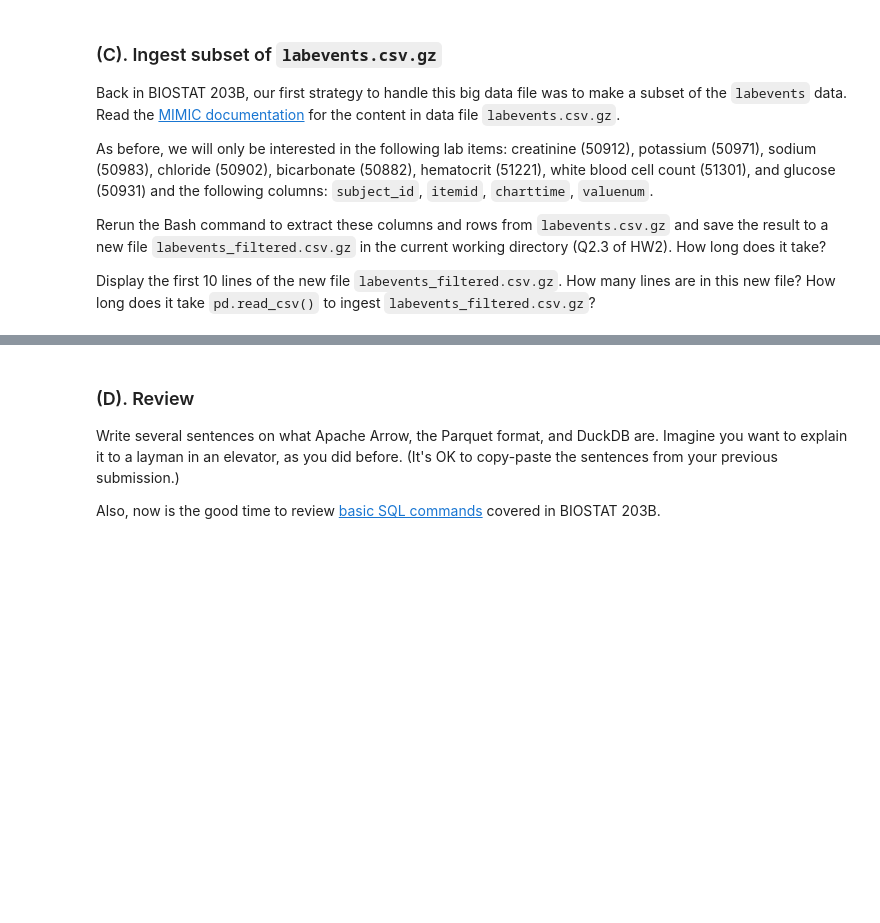
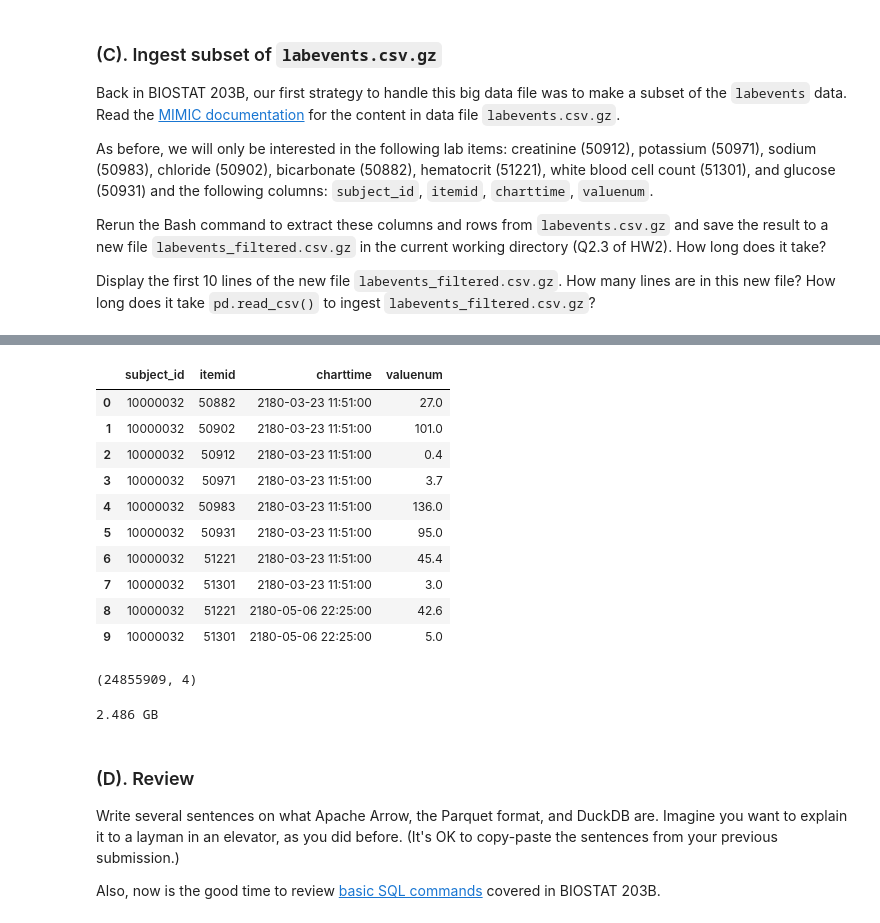
Before and after one commit to taylorswrite/biostat-203c-2024-spring, a Jupyter notebook: hw3/hw3.ipynb, the cells around one changed output, grey strips where cells are left out. Saved outputs shown, nothing was run; the diff lists cells and outputs as text; code cells hidden in the pictures; blank space fills up the shorter version.

```diff
--- a/hw3/hw3.ipynb
+++ b/hw3/hw3.ipynb
@@ -506,0 +691,4 @@ True
+# %%
+%%time
+# Pandas read labevents_filtered.csv.gz
+df_pd_lab_filter = pd.read_csv("./labevents_filtered.csv.gz")
@@ -506,0 +698,22 @@ True
+# %%
+df_pd_lab_filter.head(10)
+# %% [output]
+|  | subject_id | itemid | charttime | valuenum |
+| 0 | 10000032 | 50882 | 2180-03-23 11:51:00 | 27.0 |
+| 1 | 10000032 | 50902 | 2180-03-23 11:51:00 | 101.0 |
+| 2 | 10000032 | 50912 | 2180-03-23 11:51:00 | 0.4 |
+| 3 | 10000032 | 50971 | 2180-03-23 11:51:00 | 3.7 |
+| 4 | 10000032 | 50983 | 2180-03-23 11:51:00 | 136.0 |
+| 5 | 10000032 | 50931 | 2180-03-23 11:51:00 | 95.0 |
+| 6 | 10000032 | 51221 | 2180-03-23 11:51:00 | 45.4 |
+| 7 | 10000032 | 51301 | 2180-03-23 11:51:00 | 3.0 |
+| 8 | 10000032 | 51221 | 2180-05-06 22:25:00 | 42.6 |
+| 9 | 10000032 | 51301 | 2180-05-06 22:25:00 | 5.0 |
+# %%
+df_pd_lab_filter.shape
+# %% [output]
+(24855909, 4)
+# %%
+print(round(sys.getsizeof(df_pd_lab_filter)/10**9,3), "GB")
+# %% [output]
+2.486 GB
```
Also changed, not shown: parts of 97 cells of this notebook, 5 other files.
